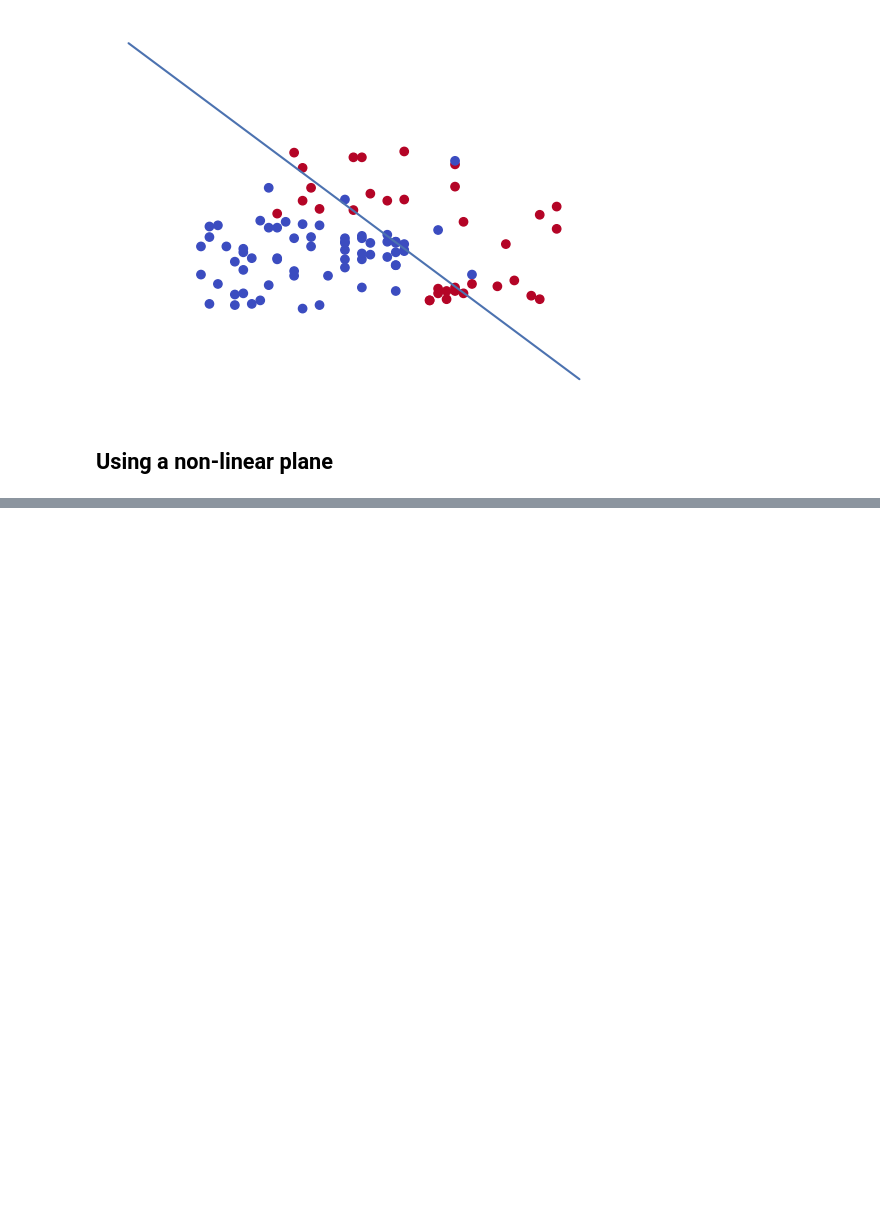
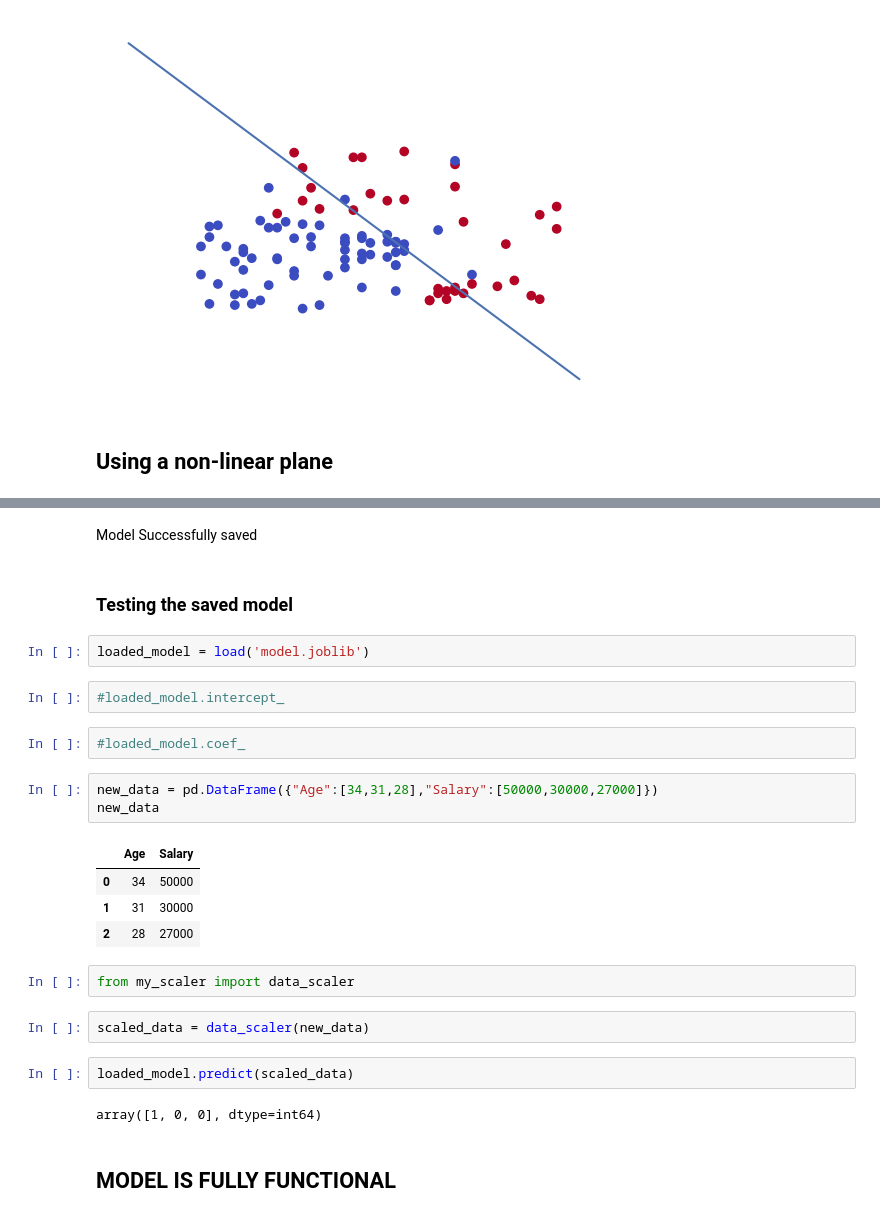
Before and after one commit to Kachanta/Classifying_customers_with_SVM_Algorithm, a Jupyter notebook: main.ipynb, the cells around one changed output, grey strips where cells are left out. Cells and saved outputs as stored; diff of their text form; blank space fills up the shorter version.

```diff
--- a/Untitled.ipynb
+++ b/main.ipynb
@@ -155,0 +210,28 @@ plt.axis("off"), plt.show();
+# %% [markdown]
+Model Successfully saved
+# %% [markdown]
+### Testing the saved model
+# %%
+loaded_model = load('model.joblib')
+# %%
+#loaded_model.intercept_
+# %%
+#loaded_model.coef_
+# %%
+new_data = pd.DataFrame({"Age":[34,31,28],"Salary":[50000,30000,27000]})
+new_data
+# %% [output]
+|  | Age | Salary |
+| 0 | 34 | 50000 |
+| 1 | 31 | 30000 |
+| 2 | 28 | 27000 |
+# %%
+from my_scaler import data_scaler
+# %%
+scaled_data = data_scaler(new_data)
+# %%
+loaded_model.predict(scaled_data)
+# %% [output]
+array([1, 0, 0], dtype=int64)
+# %% [markdown]
+## MODEL IS FULLY FUNCTIONAL
```
Also changed, not shown: parts of 17 cells of this notebook, 4 other files.
